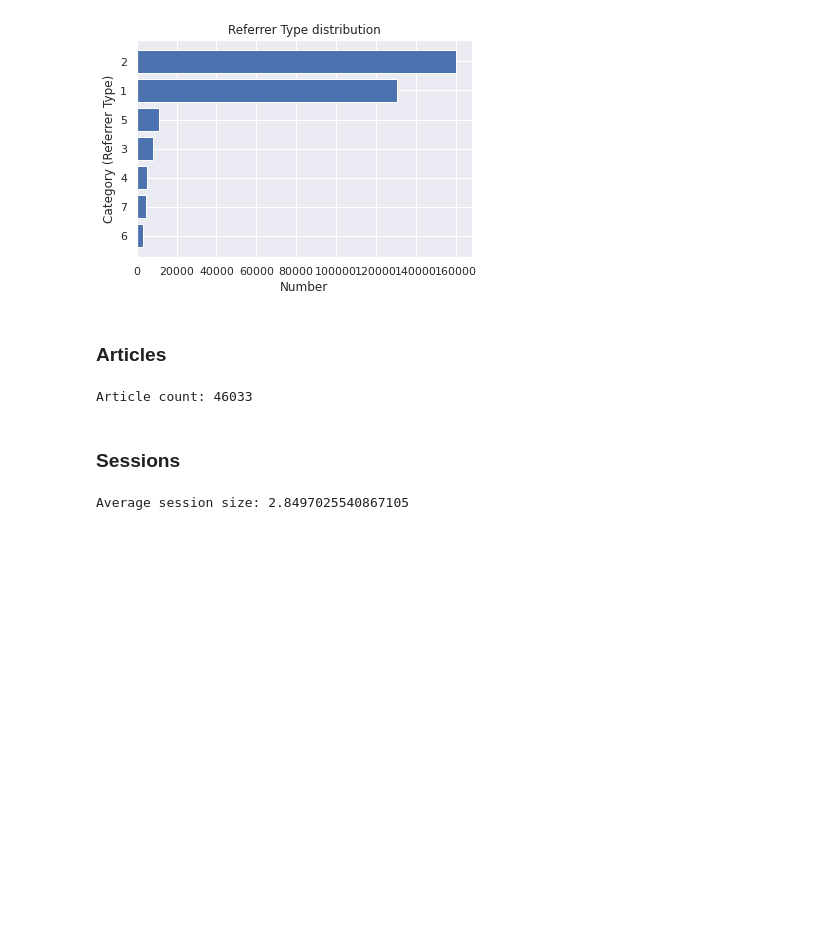
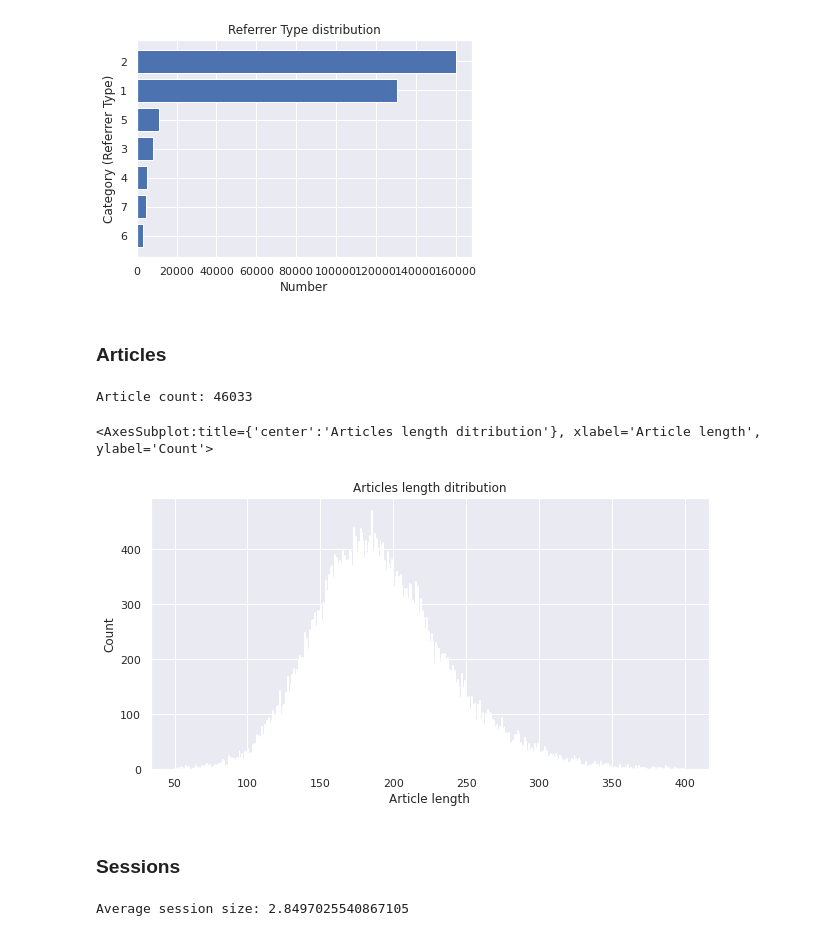
Before and after one commit to gaetanmuck/p09-recommender-system, a Jupyter notebook: src/notebook.ipynb, the cells around one changed output. Drawn from its saved outputs; the diff is of its cells as text; code cells hidden in the pictures; blank space fills up the shorter version.

```diff
--- a/src/notebook.ipynb
+++ b/src/notebook.ipynb
@@ -114,3 +123,12 @@ Article count: 46033
+# %%
+mpl.figure(figsize=(10, 5))
+mpl.title('Articles length distribution')
+mpl.xlabel('Article length')
+mpl.ylabel('Count')
+articles[(articles['words_count'] < 400) & (articles['words_count'] > 50)]['words_count'].hist(bins=len(articles['words_count'].unique()))
+# %% [output]
+<AxesSubplot:title={'center':'Articles length ditribution'}, xlabel='Article length', ylabel='Count'>
+[figure, added]
 # %% [markdown]
 ### Sessions
 # %%
```
Also changed, not shown: parts of 4 cells of this notebook, 1 other file.
